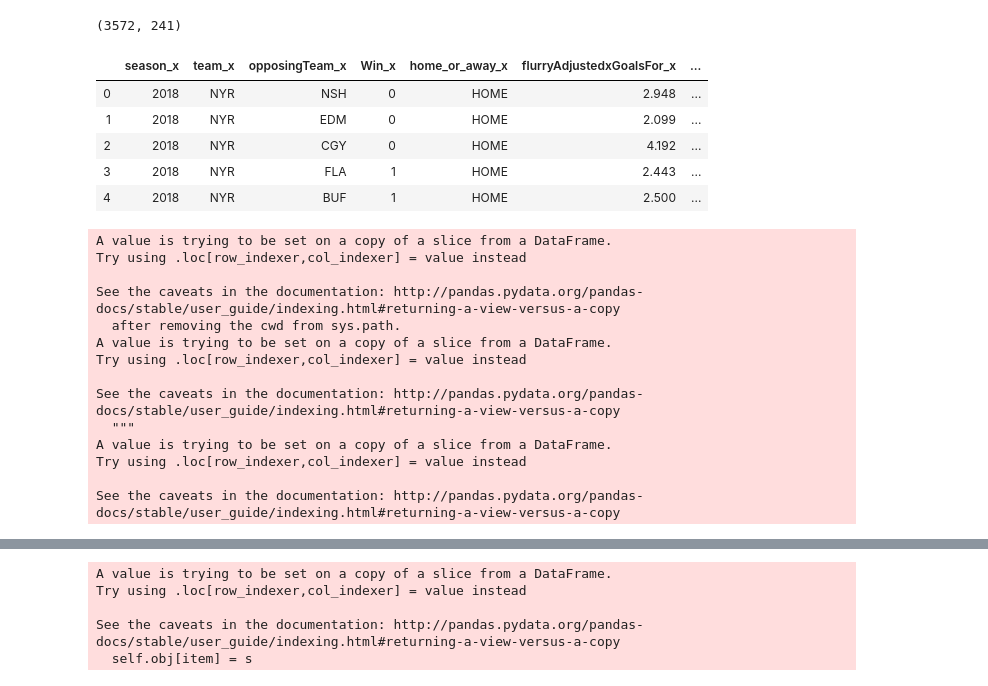
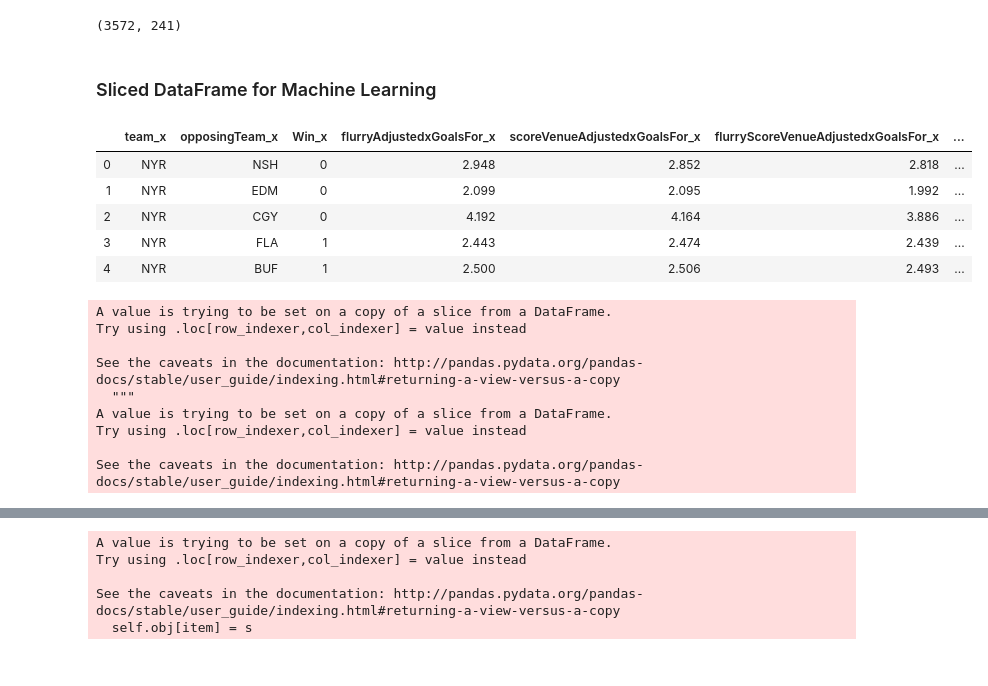
Before and after one commit to nanderson1982/NHL_Predicto, a Jupyter notebook: model/new_dataframe.ipynb, the cells around one changed output, grey strips where cells are left out. Saved outputs shown, nothing was run; the diff lists cells and outputs as text; code cells hidden in the pictures.

```diff
--- a/model/new_dataframe.ipynb
+++ b/model/new_dataframe.ipynb
@@ -108,40 +116,37 @@ master.shape
 (3572, 241)
 # %%
 col_names = master.columns.values.tolist()
+# %% [markdown]
+### Sliced DataFrame for Machine Learning
 # %%
-joined_df = master[['season_x', 'team_x', 'opposingTeam_x',
-                 'Win_x', 'home_or_away_x',
+joined_df = master[['team_x', 'opposingTeam_x',
+                 'Win_x',
                 # 'corsiPercentage_x','fenwickPercentage_x',
                 # 'corsiPercentage_y','fenwickPercentage_y',
                  'flurryAdjustedxGoalsFor_x', 'scoreVenueAdjustedxGoalsFor_x', 'flurryScoreVenueAdjustedxGoalsFor_x',
                  'flurryAdjustedxGoalsFor_y', 'scoreVenueAdjustedxGoalsFor_y', 'flurryScoreVenueAdjustedxGoalsFor_y',
                   'faceOffsWonFor_x','hitsFor_x','takeawaysFor_x','giveawaysFor_x',
                   'faceOffsWonFor_y','hitsFor_y','takeawaysFor_y','giveawaysFor_y',
                    'penaltiesFor_x', 'penalityMinutesFor_x',
                    'penaltiesFor_y','penalityMinutesFor_y'
 ]]
 
 joined_df.head()
 # %% [output]
-|  | season_x | team_x | opposingTeam_x | Win_x | home_or_away_x | flurryAdjustedxGoalsFor_x | ... |
-| 0 | 2018 | NYR | NSH | 0 | HOME | 2.948 | ... |
-| 1 | 2018 | NYR | EDM | 0 | HOME | 2.099 | ... |
-| 2 | 2018 | NYR | CGY | 0 | HOME | 4.192 | ... |
-| 3 | 2018 | NYR | FLA | 1 | HOME | 2.443 | ... |
-| 4 | 2018 | NYR | BUF | 1 | HOME | 2.500 | ... |
+|  | team_x | opposingTeam_x | Win_x | flurryAdjustedxGoalsFor_x | scoreVenueAdjustedxGoalsFor_x | flurryScoreVenueAdjustedxGoalsFor_x | ... |
+| 0 | NYR | NSH | 0 | 2.948 | 2.852 | 2.818 | ... |
+| 1 | NYR | EDM | 0 | 2.099 | 2.095 | 1.992 | ... |
+| 2 | NYR | CGY | 0 | 4.192 | 4.164 | 3.886 | ... |
+| 3 | NYR | FLA | 1 | 2.443 | 2.474 | 2.439 | ... |
+| 4 | NYR | BUF | 1 | 2.500 | 2.506 | 2.493 | ... |
 # %%
 from sklearn import preprocessing
 le = preprocessing.LabelEncoder()
 
-joined_df['home_or_away_x'] = le.fit_transform(joined_df.loc[:, ('home_or_away_x')])
+#joined_df['home_or_away_x'] = le.fit_transform(joined_df.loc[:, ('home_or_away_x')])
 joined_df['team_x'] = le.fit_transform(joined_df['team_x'])
 joined_df['opposingTeam_x'] = le.fit_transform(joined_df['opposingTeam_x'])
 # %% [output]
-A value is trying to be set on a copy of a slice from a DataFrame.
-Try using .loc[row_indexer,col_indexer] = value instead
-
-See the caveats in the documentation: http://pandas.pydata.org/pandas-docs/stable/user_guide/indexing.html#returning-a-view-versus-a-copy
-  after removing the cwd from sys.path.
 A value is trying to be set on a copy of a slice from a DataFrame.
 Try using .loc[row_indexer,col_indexer] = value instead
 
```
Also changed, not shown: parts of 18 cells of this notebook.
